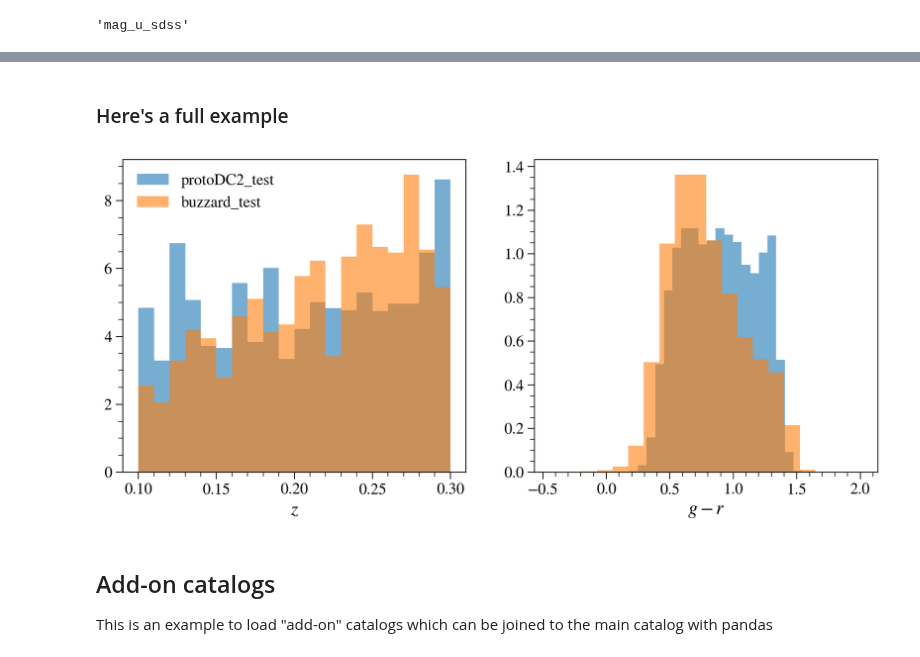
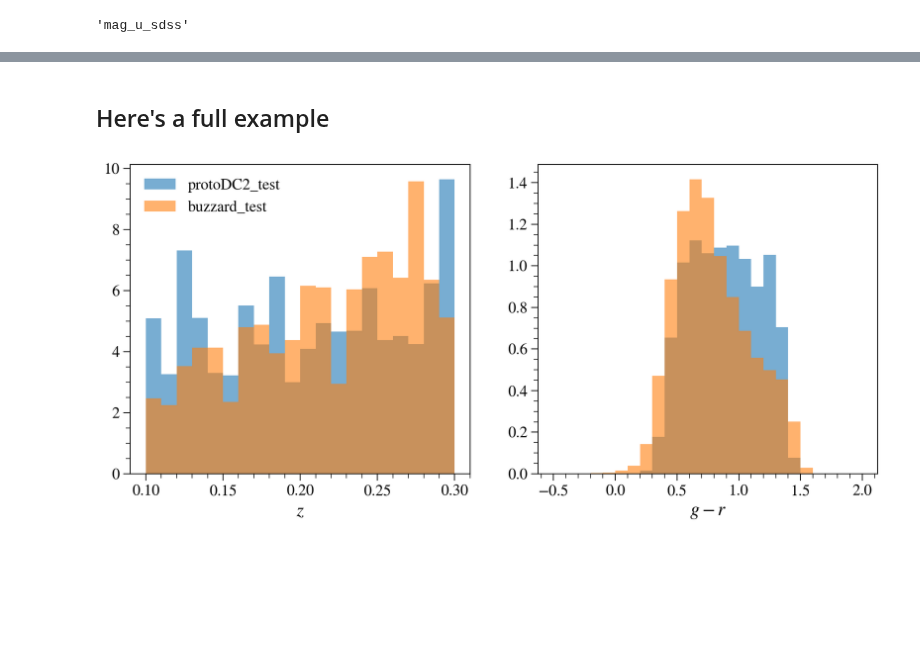
Before and after one commit to LSSTDESC/gcr-catalogs, a Jupyter notebook: examples/GCRCatalogs Demo.ipynb, the cells around one changed output, grey strips where cells are left out. Saved outputs shown, nothing was run; the diff lists cells and outputs as text; code cells hidden in the pictures; blank space fills up the shorter version.

Commit message:
update example notebook

```diff
--- a/examples/GCRCatalogs Demo.ipynb
+++ b/examples/GCRCatalogs Demo.ipynb
@@ -320,0 +395,7 @@ gc.first_available('mag_u_des', 'mag_u_sdss', 'mag_u_lsst')
+# %%
+if 'gr' in coadd_cat.list_all_quantities():
+    coadd_cat.del_quantity_modifier('gr')
+coadd_cat.add_derived_quantity('gr', np.subtract, 'mag_g', 'mag_r')
+
+data = coadd_cat.get_quantities(['mag_g', 'mag_r', 'gr'], filters=[(np.isfinite, 'mag_g'), (np.isfinite, 'mag_r')])
+print((data['mag_g'] - data['mag_r'] == data['gr']).all())
@@ -321,5 +410,26 @@ gc.first_available('mag_u_des', 'mag_u_sdss', 'mag_u_lsst')
+# %%
+from GCR import GCRQuery
+
+# Let's choose a small RA and Dec range to do the matching so that it won't take too long!
+ra_min, ra_max = 55.5, 56.0
+dec_min, dec_max = -29.0, -28.5
+
+coord_cut = GCRQuery(
+    'ra >= {}'.format(ra_min),
+    'ra < {}'.format(ra_max),
+    'dec >= {}'.format(dec_min),
+    'dec < {}'.format(dec_max),
+)
+
+mag_filters = GCRQuery(
+    (np.isfinite, 'mag_i'),
+    'mag_i < 24.5',
+)
+
+data = coadd_cat.get_quantities(['ra', 'dec', 'mag_i'])
+data_subset = (coord_cut & mag_filters).filter(data)
 # %% [markdown]
-### Here's a full example
+## Here's a full example
 # %%
 import numpy as np
 from astropy.table import Table
@@ -331,26 +441,19 @@ gc_all = dict(zip(catalogs, (GCRCatalogs.load_catalog(c) for c in catalogs)))
 # %%
 fig, ax = plt.subplots(ncols=2, figsize=(12,5), dpi=100)
 
 for label, gc_this in gc_all.items():
     mag_g = gc_this.first_available('mag_g_lsst', 'mag_g_sdss', 'mag_g_des', 'mag_true_g_lsst', 'mag_true_g_sdss', 'mag_true_g_des')
     mag_r = gc_this.first_available('mag_r_lsst', 'mag_r_sdss', 'mag_r_des', 'mag_true_r_lsst', 'mag_true_r_sdss', 'mag_true_r_des')
-    redshift = gc_this.first_available('redshift_true', 'redshift')
-    quantities_needed = [mag_g, mag_r, redshift]
+    if 'gr' not in gc.list_all_quantities():
+        gc_this.add_derived_quantity('gr', np.subtract, mag_g, mag_r)
+    quantities_needed = ['gr', 'redshift']
 
-    data = Table(gc_this.get_quantities(quantities_needed, [redshift + '> 0.1', redshift + '< 0.3']))
-
-    data = data[np.isfinite(data[mag_g]) & np.isfinite(data[mag_r])]
-    data = data[data[mag_r] < 22.0]
-
-    ax[0].hist(data[redshift], 20, normed=True, alpha=0.6, label=label);
-    ax[1].hist(data[mag_g] - data[mag_r], 20, normed=True, alpha=0.6);
+    data = gc_this.get_quantities(quantities_needed, ['redshift > 0.1', 'redshift < 0.3', (np.isfinite, mag_g), (np.isfinite, mag_r), mag_r + ' < 22'])
+    ax[0].hist(data['redshift'], np.linspace(0.1, 0.3, 21), normed=True, alpha=0.6, label=label);
+    ax[1].hist(data['gr'], np.linspace(-0.5, 2, 26), normed=True, alpha=0.6);
 
 ax[0].legend(frameon=False);
 ax[0].set_xlabel('$z$');
 ax[1].set_xlabel('$g-r$');
 # %% [output]
-[figure, old version]
+[figure, new version]
-# %% [markdown]
-## Add-on catalogs
-
-This is an example to load "add-on" catalogs which can be joined to the main catalog with pandas
```
Also changed, not shown: parts of 26 cells of this notebook.
